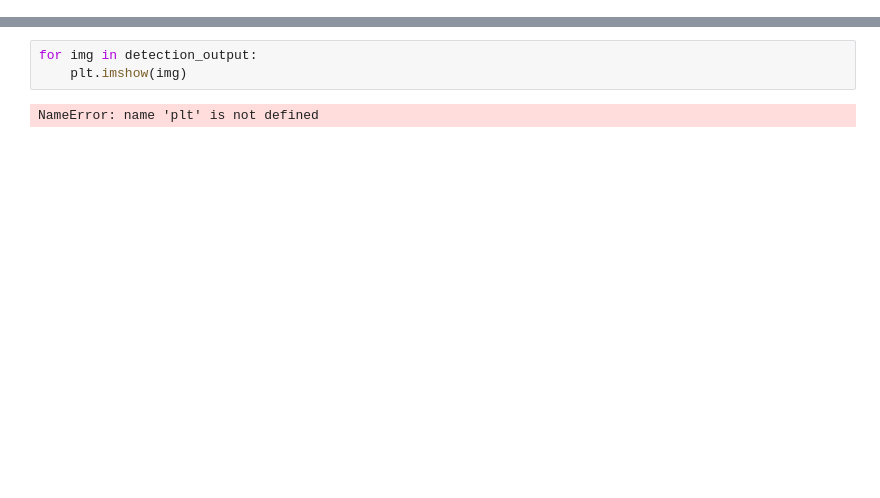
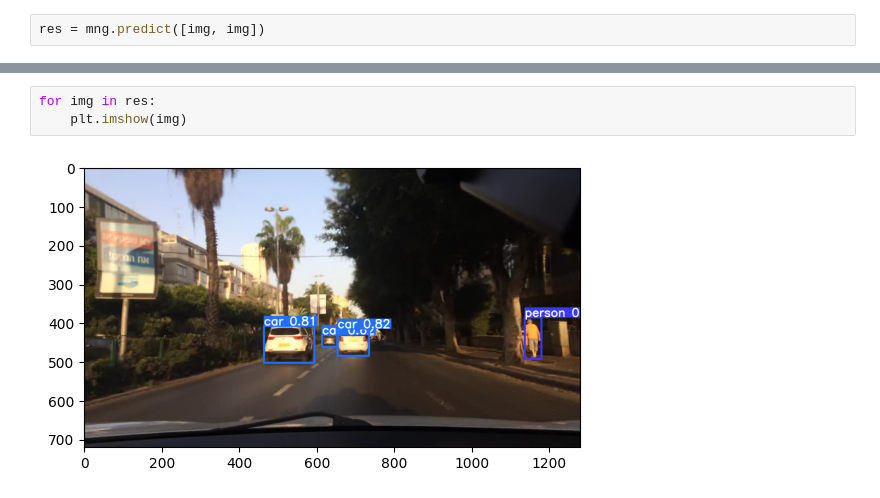
Before and after one commit to ml-hls-annual-project-cv-4/annual-main-project, a Jupyter notebook: src/notebooks/yolo_test.ipynb, the cells around one changed output, grey strips where cells are left out. Cells and saved outputs as stored; diff of their text form; blank space fills up the shorter version.

```diff
--- a/src/notebooks/yolo_test.ipynb
+++ b/src/notebooks/yolo_test.ipynb
@@ -128,0 +49,2 @@ Speed: 4.5ms preprocess, 53.0ms inference, 2.0ms postprocess per image at shape
+# %%
+res = mng.predict([img, img])
@@ -129,5 +59,5 @@ Speed: 4.5ms preprocess, 53.0ms inference, 2.0ms postprocess per image at shape
 # %%
-for img in detection_output:
+for img in res:
     plt.imshow(img)
 # %% [output]
-NameError: name 'plt' is not defined
+[figure, added]
```
Also changed, not shown: parts of 16 cells of this notebook.
